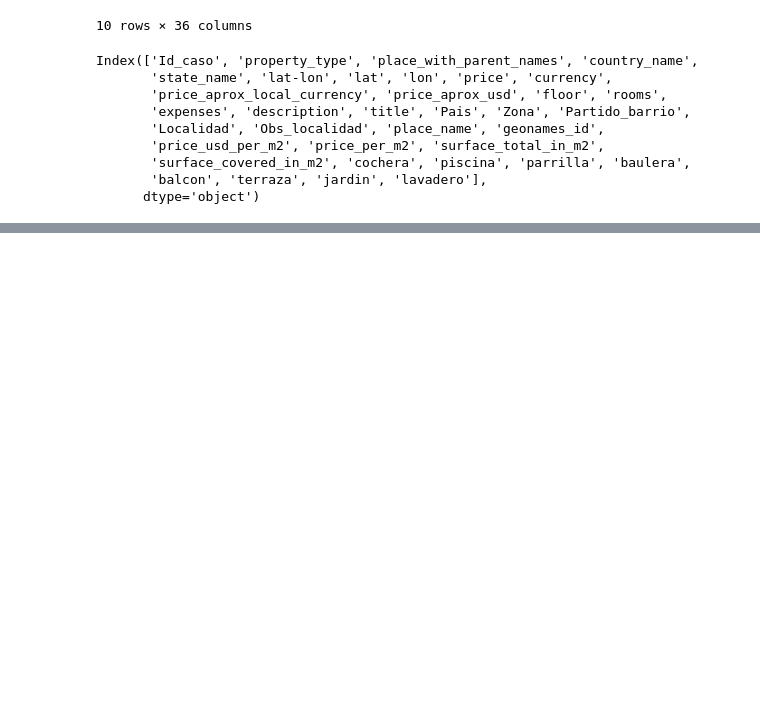
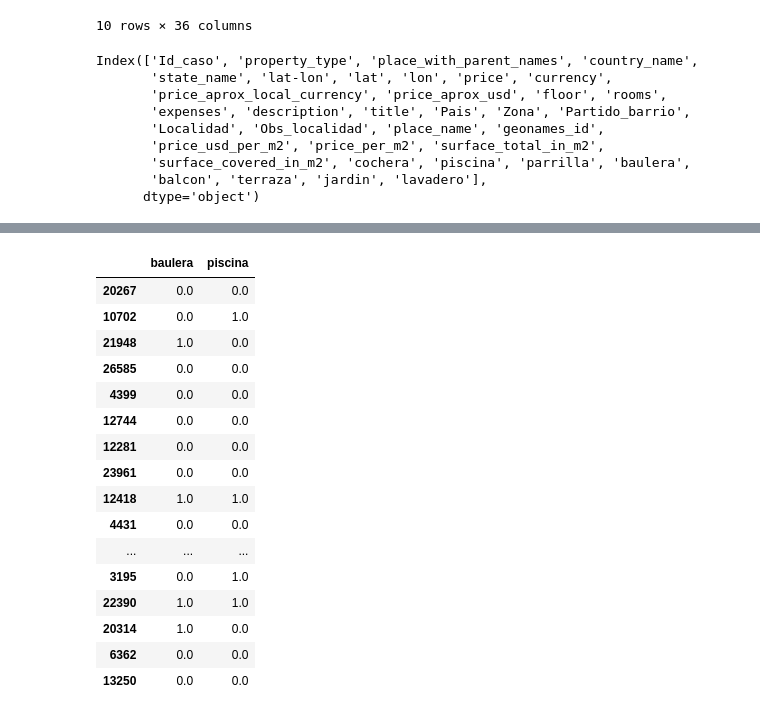
Before and after one commit to mauriciomem/DH_DS_desafio_2_properati, a Jupyter notebook: properati_d2_g2_mau.ipynb, the cells around one changed output, grey strips where cells are left out. Cells and saved outputs as stored; diff of their text form; code cells hidden in the pictures; blank space fills up the shorter version.

```diff
--- a/properati_d2_g2_mau.ipynb
+++ b/properati_d2_g2_mau.ipynb
@@ -89,0 +193,20 @@ Index(['Id_caso', 'property_type', 'place_with_parent_names', 'country_name',
+# %%
+data.loc[:, ['baulera','piscina']].sample(20)
+# %% [output]
+|  | baulera | piscina |
+| 20267 | 0.0 | 0.0 |
+| 10702 | 0.0 | 1.0 |
+| 21948 | 1.0 | 0.0 |
+| 26585 | 0.0 | 0.0 |
+| 4399 | 0.0 | 0.0 |
+| 12744 | 0.0 | 0.0 |
+| 12281 | 0.0 | 0.0 |
+| 23961 | 0.0 | 0.0 |
+| 12418 | 1.0 | 1.0 |
+| 4431 | 0.0 | 0.0 |
+| ... | ... | ... |
+| 3195 | 0.0 | 1.0 |
+| 22390 | 1.0 | 1.0 |
+| 20314 | 1.0 | 0.0 |
+| 6362 | 0.0 | 0.0 |
+| 13250 | 0.0 | 0.0 |
```
Also changed, not shown: parts of 20 cells of this notebook.
